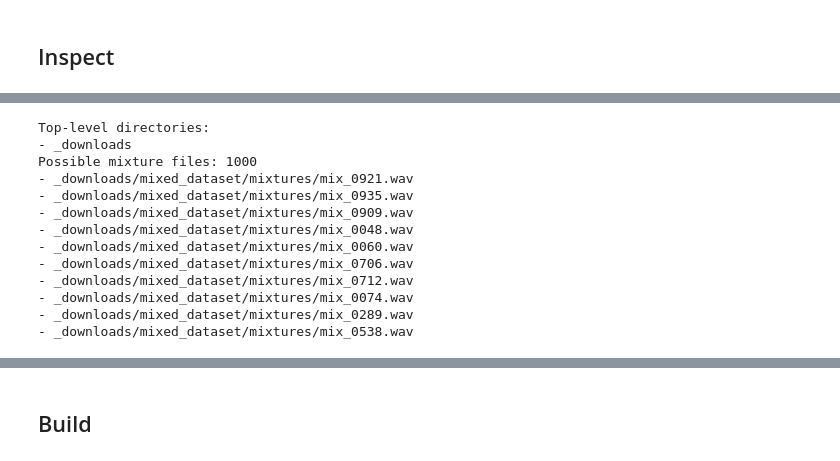
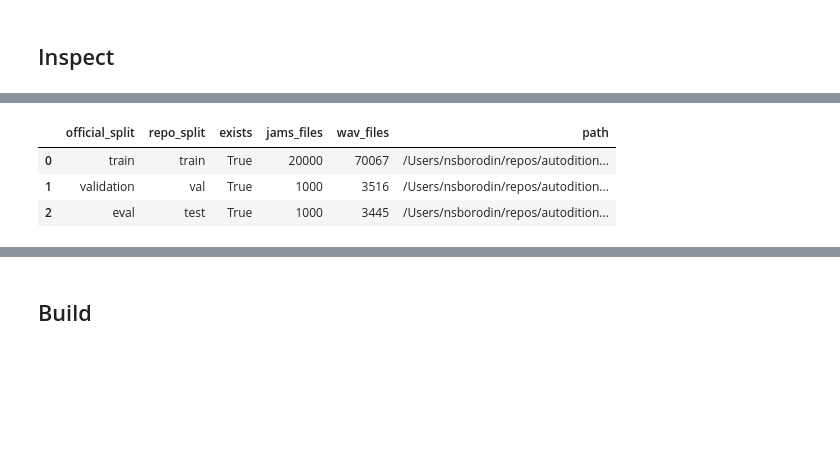
Before and after one commit to whiteroomlz/autodition, a Jupyter notebook: notebooks/fuss.ipynb, the cells around one changed output, grey strips where cells are left out. Cells and saved outputs as stored; diff of their text form; code cells hidden in the pictures; blank space fills up the shorter version.

```diff
--- a/notebooks/fuss.ipynb
+++ b/notebooks/fuss.ipynb
@@ -135,0 +106,23 @@ Skipping archive extraction. Set extract_archives=True to enable it.
+# %%
+archives = [download_dir / filename for filename in download_urls if (download_dir / filename).exists()]
+print(f'Found {len(archives)} archive(s) in {download_dir}')
+for archive_path in archives:
+    marker_path = raw_dir / f'.{archive_path.name}.extracted'
+    if not extract_archives:
+        print(f'Skipping extraction for {archive_path.name}')
+        continue
+    if marker_path.exists() and not force_overwrite:
+        print(f'Already extracted: {archive_path.name}')
+        continue
+
+    print(f'Extracting {archive_path.name}...')
+    subprocess.run(['tar', '-xzf', str(archive_path), '-C', str(raw_dir)], check=True)
+    marker_path.write_text('ok\n')
+
+if not dataset_root.exists():
+    matches = sorted(path for path in raw_dir.rglob(dataset_variant) if path.is_dir())
+    if len(matches) == 1:
+        dataset_root = matches[0]
+        print(f'Using discovered dataset root: {dataset_root}')
+    else:
+        print(f'Dataset root not found yet: {dataset_root}')
@@ -161,27 +135,25 @@ _downloads/mixed_dataset/mixtures/mix_0855.wav
-# %%
-top_level_dirs = sorted([path for path in raw_dir.iterdir() if path.is_dir()])
-print('Top-level directories:')
-for path in top_level_dirs:
-    print('-', path.name)
-
-mix_candidates = [
-    path for path in audio_files
-    if path.parent.name.lower() in {'mix', 'mixture', 'mixtures'} or path.stem.lower() in {'mix', 'mixture'}
-]
-print(f'Possible mixture files: {len(mix_candidates)}')
-for path in mix_candidates[:10]:
-    print('-', path.relative_to(raw_dir))
-# %% [output]
-Top-level directories:
-- _downloads
-Possible mixture files: 1000
-- _downloads/mixed_dataset/mixtures/mix_0921.wav
-- _downloads/mixed_dataset/mixtures/mix_0935.wav
-- _downloads/mixed_dataset/mixtures/mix_0909.wav
-- _downloads/mixed_dataset/mixtures/mix_0048.wav
-- _downloads/mixed_dataset/mixtures/mix_0060.wav
-- _downloads/mixed_dataset/mixtures/mix_0706.wav
-- _downloads/mixed_dataset/mixtures/mix_0712.wav
-- _downloads/mixed_dataset/mixtures/mix_0074.wav
-- _downloads/mixed_dataset/mixtures/mix_0289.wav
-- _downloads/mixed_dataset/mixtures/mix_0538.wav
+# %%
+assert dataset_root.exists(), f'Dataset root does not exist: {dataset_root}'
+
+split_summary_rows = []
+for official_split in split_map:
+    split_dir = dataset_root / official_split
+    jam_files = sorted(split_dir.rglob('*.jams')) if split_dir.exists() else []
+    wav_files = sorted(split_dir.rglob('*.wav')) if split_dir.exists() else []
+    split_summary_rows.append(
+        {
+            'official_split': official_split,
+            'repo_split': split_map[official_split],
+            'exists': split_dir.exists(),
+            'jams_files': len(jam_files),
+            'wav_files': len(wav_files),
+            'path': split_dir.as_posix(),
+        }
+    )
+
+display(pd.DataFrame(split_summary_rows))
+# %% [output]
+|  | official_split | repo_split | exists | jams_files | wav_files | path |
+| 0 | train | train | True | 20000 | 70067 | /Users/nsborodin/repos/autodition... |
+| 1 | validation | val | True | 1000 | 3516 | /Users/nsborodin/repos/autodition... |
+| 2 | eval | test | True | 1000 | 3445 | /Users/nsborodin/repos/autodition... |
```
Also changed, not shown: parts of 17 cells of this notebook, 1 other file.
